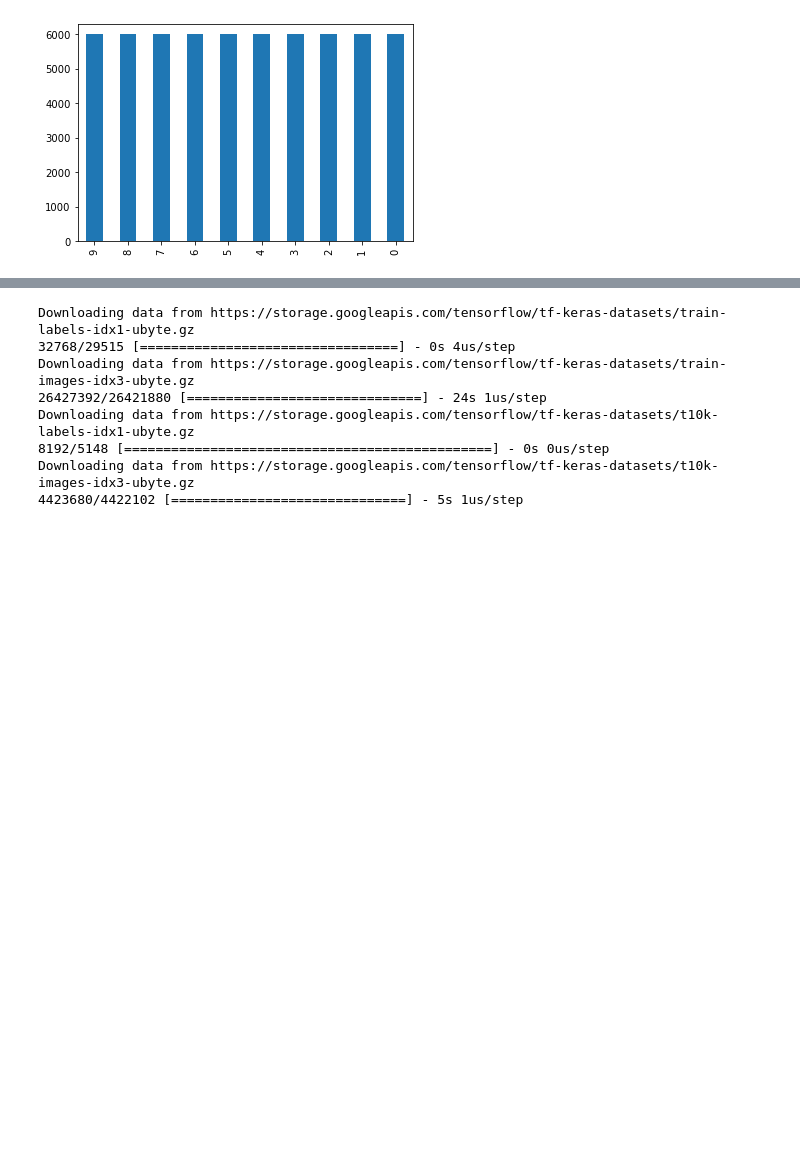
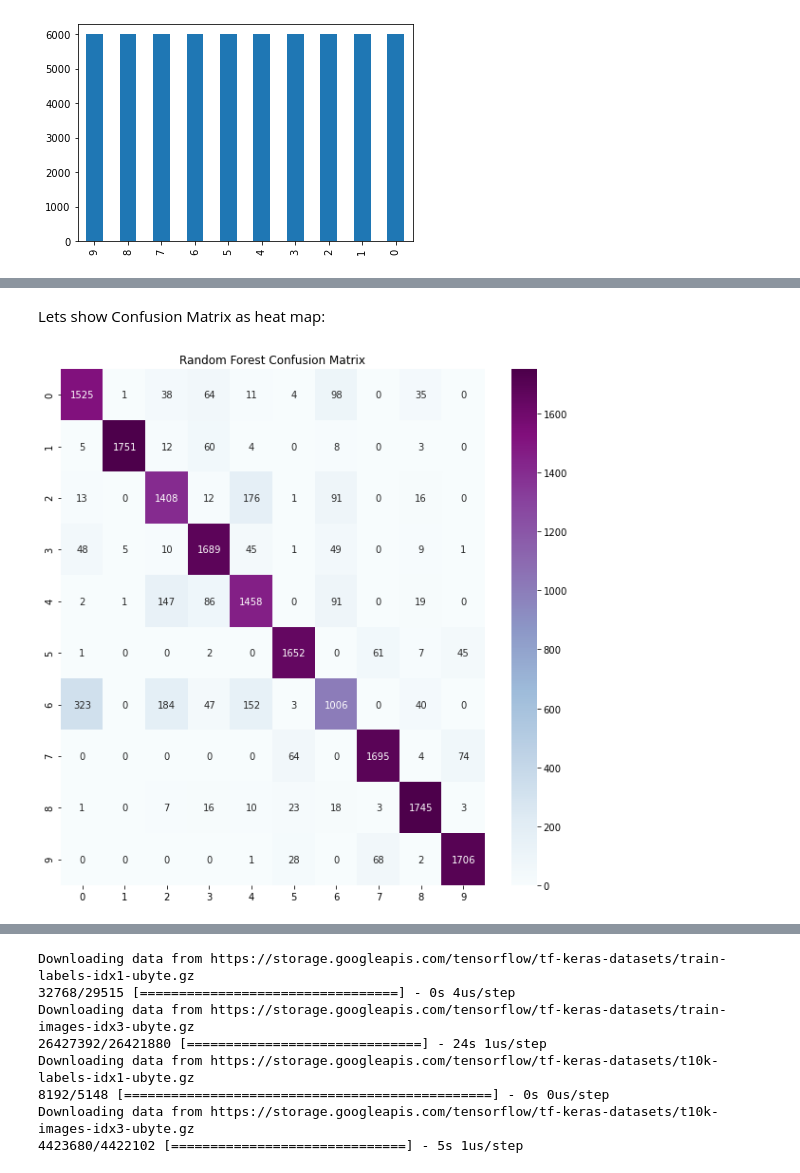
Before and after one commit to yuvalTrip/Final-Project-First-Year-Semester-B, a Jupyter notebook: Fashion-Mnist.ipynb, the cells around one changed output, grey strips where cells are left out. Saved outputs shown, nothing was run; the diff lists cells and outputs as text; code cells hidden in the pictures; blank space fills up the shorter version.

Commit message:
Data cleaning in progress
Delete duplicates&invalid images,started to train models

```diff
--- a/Fashion-Mnist.ipynb
+++ b/Fashion-Mnist.ipynb
@@ -100,0 +192,5 @@ plt.show()
+# %%
+#We will scale the x_test set
+scaled_data_test=scaler.transform(x_test)# We get array
+x_test_scaled= pd.DataFrame(scaled_data_test)#turn into df
+x_test_scaled
@@ -100,0 +257,7 @@ plt.show()
+# %%
+#We get an array
+X_train_Reduced
+#So we will turn it into df
+X_train_Reduced = pd.DataFrame(X_train_Reduced)
+#and check the shape of it to see how it change
+X_train_Reduced.shape
@@ -100,0 +318,22 @@ plt.show()
+# %%
+#Start measuring running time
+StartTimeRF = time.time()
+
+# instantiate the model
+RForest= RandomForestClassifier(n_estimators=500, n_jobs=-1, random_state=0)
+
+# fit the model with data
+RForest.fit(X_train_Reduced, y_train)
+
+#make predictions on the testing set (predict for first_test)
+RForestPred = RForest.predict(X_test_Reduced)
+
+#Finish measuring running time
+EndTimeRF = time.time()
+
+#Toal running time
+TotalTimeRF= EndTimeRF - StartTimeRF
+
+#Add model's running time to RunningTimes array, and name to ModelName array
+RunningTimes.append(TotalTimeRF)
+ModelName.append('RF')
@@ -100,0 +359,4 @@ plt.show()
+# %%
+from sklearn.metrics import confusion_matrix
+CM_RF=confusion_matrix(y_test,RForestPred)
+CM_RF#It's a 10x10 matrix because there are 10 response classes (0-9)
@@ -100,0 +375,11 @@ plt.show()
+# %% [markdown]
+Lets show Confusion Matrix as heat map:
+# %%
+import seaborn as sns
+
+plt.figure(figsize=(10,10))#set size
+sns.heatmap(CM_RF,cmap = "BuPu", annot=True, fmt = '.0f')
+plt.title ('Random Forest Confusion Matrix')
+plt.show()
+# %% [output]
+[figure, added]
```
Also changed, not shown: parts of 132 cells of this notebook.
